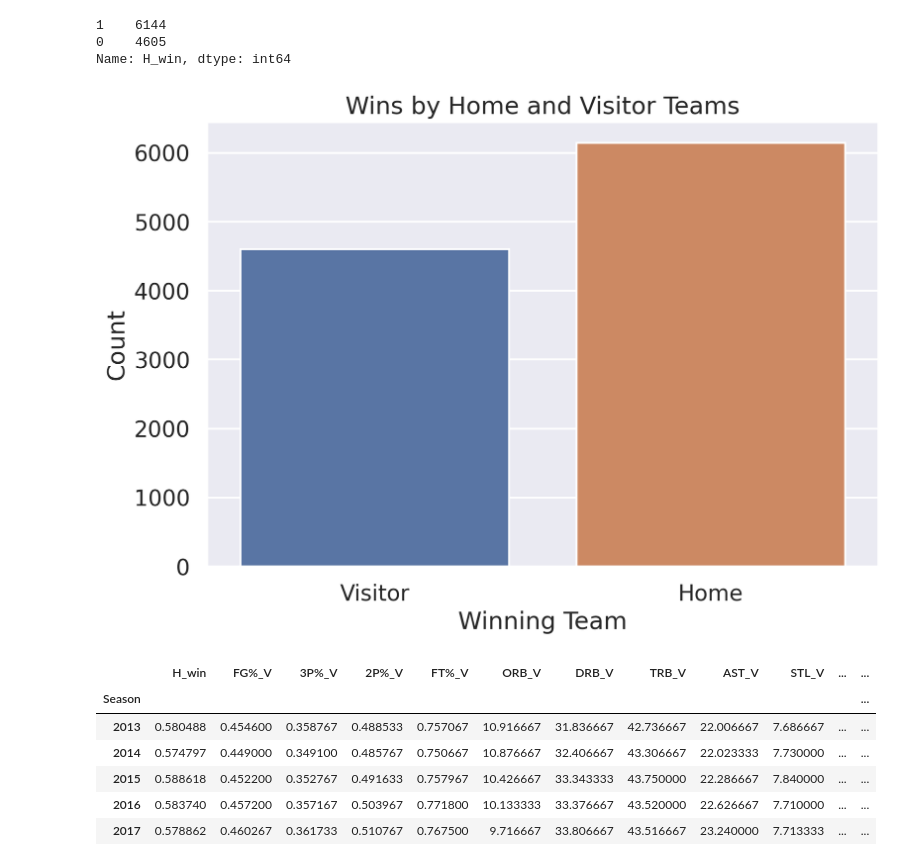
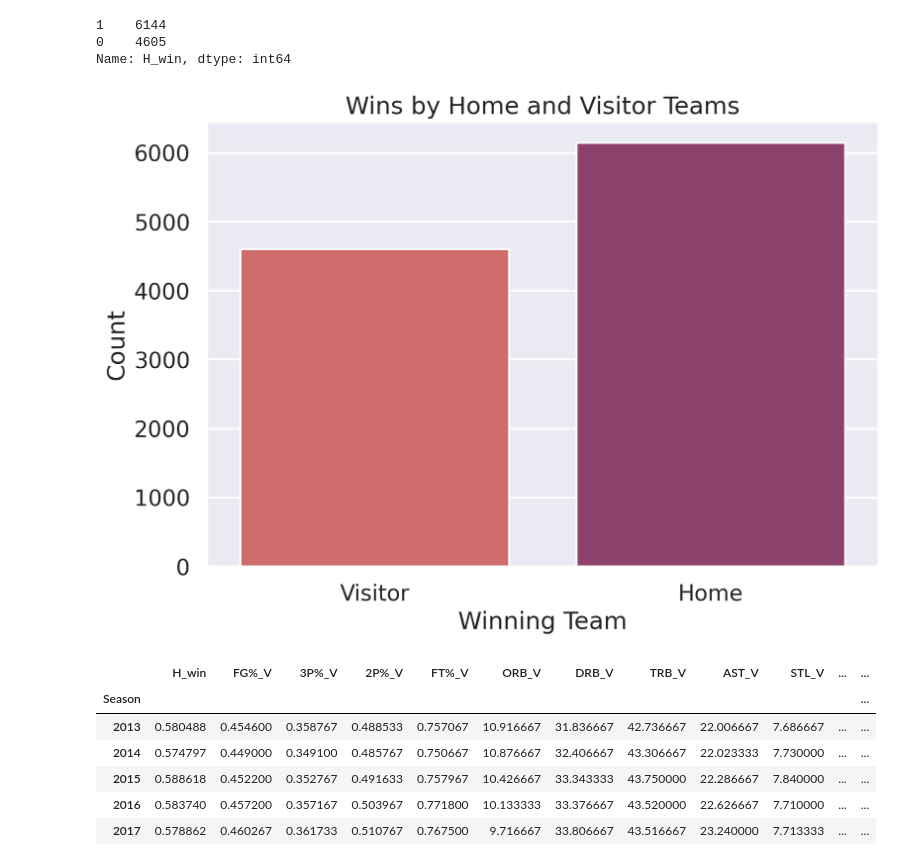
Before and after one commit to edubf22/nba-games, a Jupyter notebook: notebooks/eda.ipynb, the cells around one changed output. Drawn from its saved outputs; the diff is of its cells as text; code cells hidden in the pictures.

```diff
--- a/notebooks/eda.ipynb
+++ b/notebooks/eda.ipynb
@@ -44,16 +44,16 @@ Name: H_win, dtype: int64
 # %%
 fig, ax = plt.subplots(figsize=(9, 6))
 
-fig = sns.countplot(x=df['H_win'], )
+fig = sns.countplot(x=df['H_win'], palette='flare')
 
 ax.set_title('Wins by Home and Visitor Teams')
 ax.set_ylabel('Count')
 ax.set_xlabel('Winning Team')
 ax.set_xticklabels(labels=['Visitor', 'Home'])
 
 plt.show()
 # %% [output]
-[figure, old version]
+[figure, new version]
 # %%
 h_win_season = df.groupby('Season').mean()
 h_win_season
```
Also changed, not shown: parts of 2 cells of this notebook.
